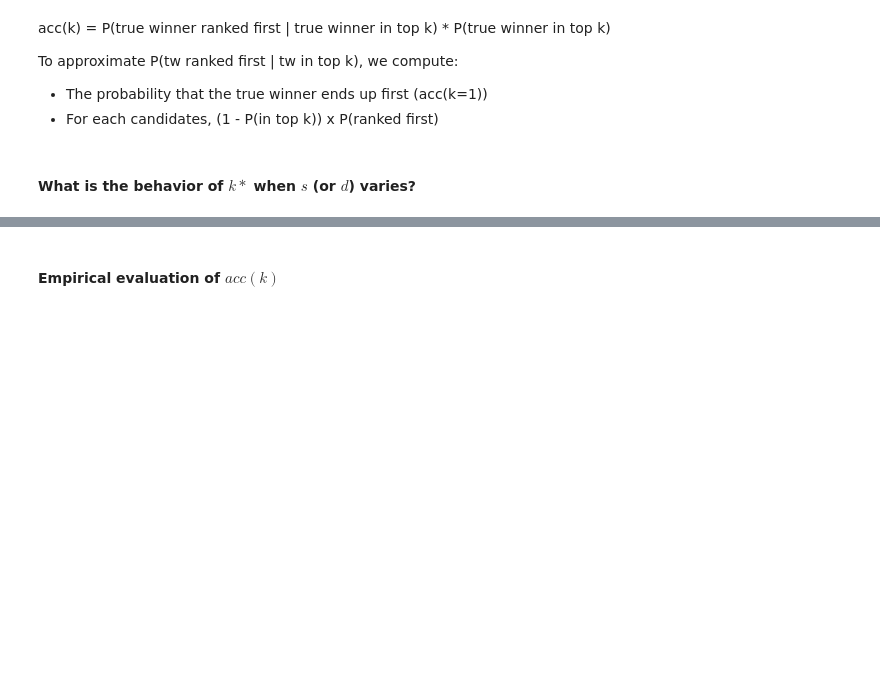
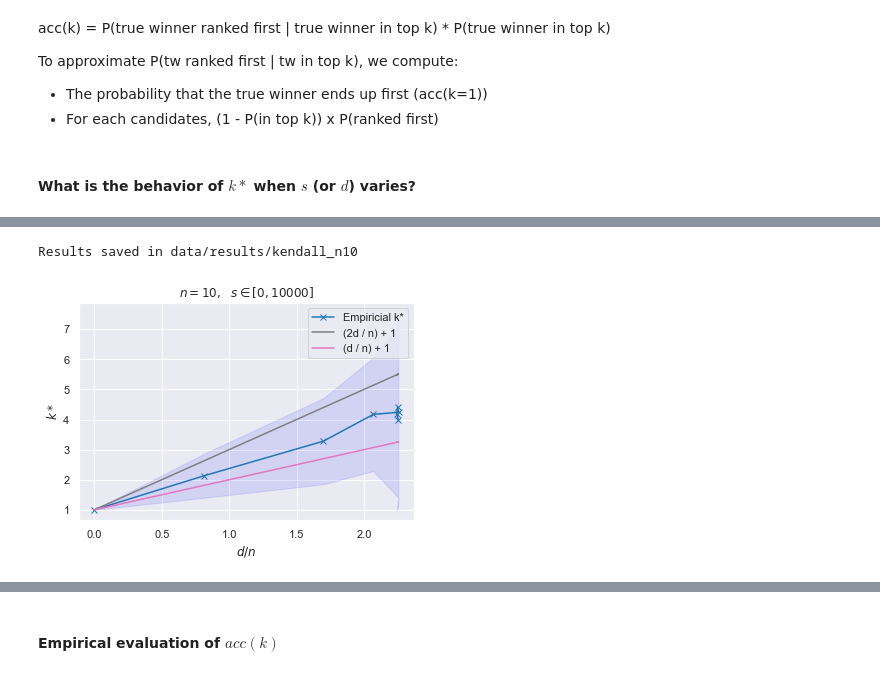
Before and after one commit to Didayolo/automl-conf-2022, a Jupyter notebook: experiments.ipynb, the cells around one changed output, grey strips where cells are left out. Saved outputs shown, nothing was run; the diff lists cells and outputs as text; code cells hidden in the pictures; blank space fills up the shorter version.

```diff
--- a/experiments.ipynb
+++ b/experiments.ipynb
@@ -183,7 +183,7 @@ def select_winner(topk, F):
         if e in topk:
             return e
 
-def evaluate_scores_artificial(n, N, trials=200, return_d=False):
+def evaluate_scores_artificial(n, N, trials=200, return_d=False, only_accuracy=False):
     """ Estimate empirically the accuracy of top-k on artificial data.
 
     Return arrays of scores.
@@ -198,16 +198,18 @@ def evaluate_scores_artificial(n, N, trials=200, return_d=False):
     g = rk.generator.SwapGenerator() # Artificial judges
     g.fit(list(range(n)))
     true_g = g.sample(N=0)
-    for _ in range(trials):
-        D = g.sample(N=N, n=1)
-        F = g.sample(N=N, n=1)
+    _D = g.sample(N=N, n=trials)
+    _F = g.sample(N=N, n=trials)
+    for i in range(trials):
+        D, F = _D[:, i], _F[:, i]
         for k in _k:
             winner = select_winner(D[:k], F) # selected by top-k
-            if 0 in D[:k]: # in top-k
-                in_topk[k-1] += 1
+            if not only_accuracy:
+                if 0 in D[:k]: # in top-k
+                    in_topk[k-1] += 1
+                ranks[k-1] += (true_g[winner]) / (n-1) # normalized true rank of the winner
             if winner == 0: # The selection went well
                 accs[k-1] += 1 # count when the true winner wins
-            ranks[k-1] += (true_g[winner]) / (n-1) # normalized true rank of the winner
         if return_d: # estimation of Kendall tau distance
             d += rk.kendall_tau_distance(D, F, ties=False)
     if return_d:
@@ -216,19 +218,24 @@ def evaluate_scores_artificial(n, N, trials=200, return_d=False):
 
 def get_k_star(accs):
     """ Estimate k* (optimal value of k) from scores on artificial data.
+
+    /!\ BIASED IF TIES /!\
     """
     n = len(accs)
     _k = range(1, n+1)
     return _k[np.argmax(accs)]
 
-def get_average_k_star(n, N, trials=20, acc_trials=20):
+def get_average_k_star(n, N, trials=20, acc_trials=20, only_accuracy=True):
     """ Estimate average k* (optimal value of k) from scores on artificial data.
+
+    only_accuracy: to choose between accuracy and rank score
 
     Returns lists of scores.
     """
     _k_star, _d = [], []
     for _ in range(trials):
-        accs, _, _, d = evaluate_scores_artificial(n, N, trials=acc_trials, return_d=True)
+        accs, ranks, _, d = evaluate_scores_artificial(n, N, trials=acc_trials, return_d=True, only_accuracy=only_accuracy)
+        data = accs if only_accuracy else ranks
         _k_star.append(get_k_star(accs)) # k*
         _d.append(d)
     return _k_star, _d
@@ -339,0 +386,5 @@ s max = 10000
+# %%
+experiment_kendall(10, steps=steps1, trials=100, acc_trials=100, save='kendall_n10')
+# %% [output]
+Results saved in data/results/kendall_n10
+[figure, added]
```
Also changed, not shown: parts of 33 cells of this notebook.
